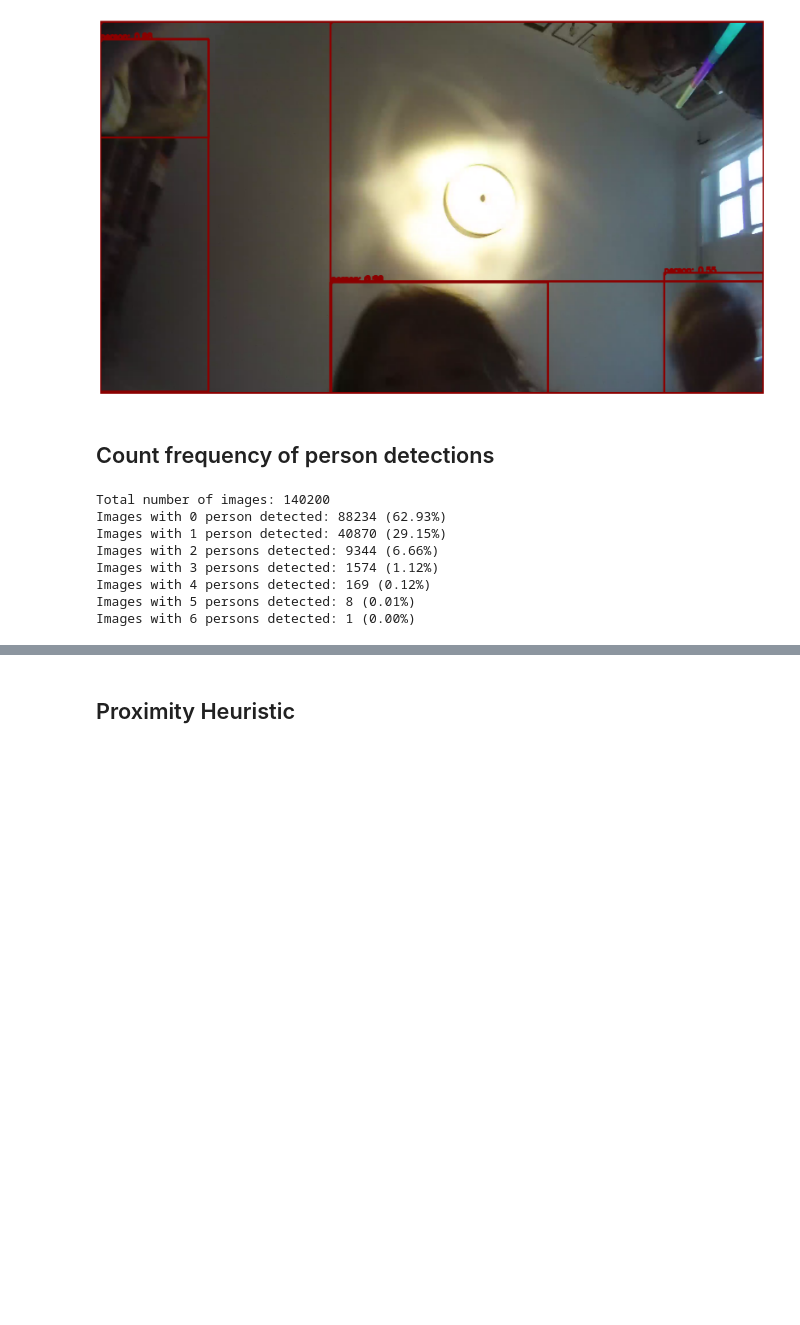
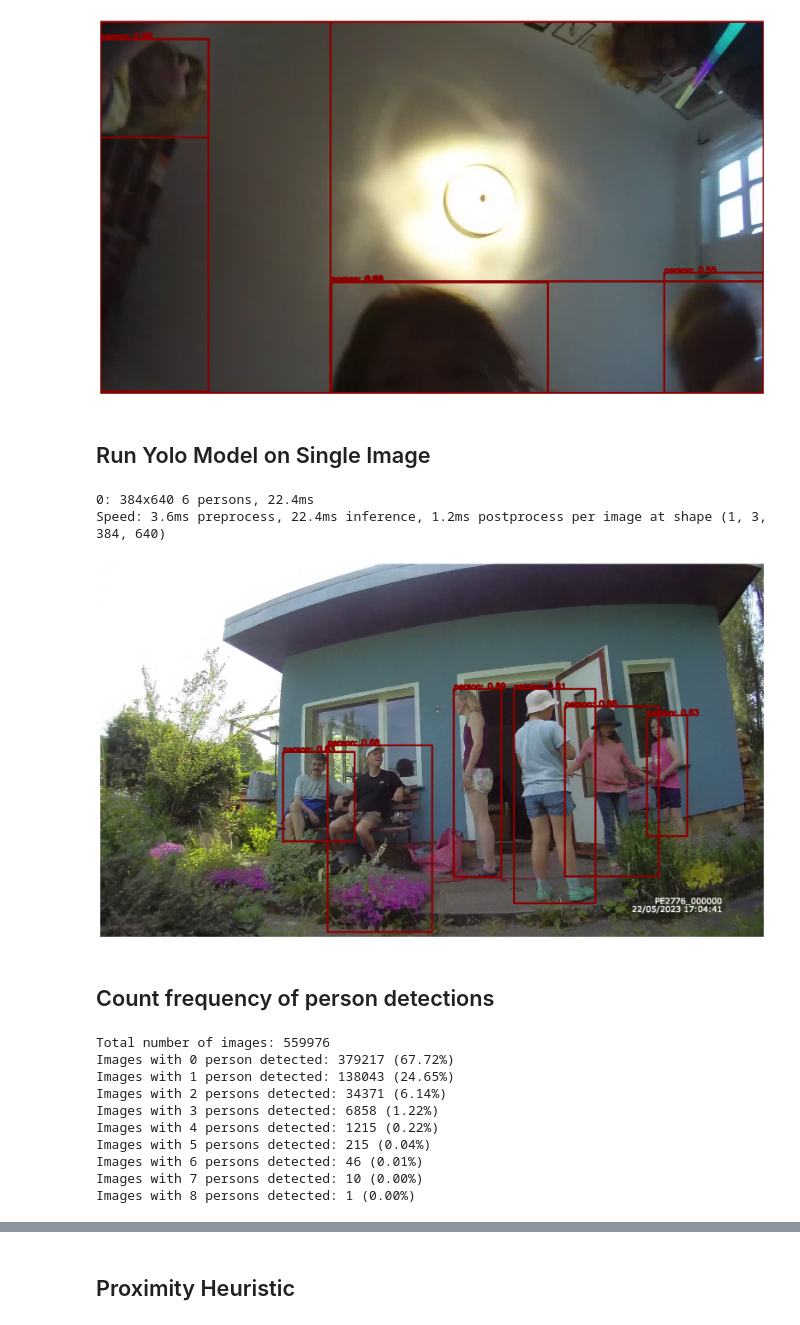
Before and after one commit to neleSuffo/naturalistic-social-analysis, a Jupyter notebook: notebooks/yolo_detections_analysis.ipynb, the cells around one changed output, grey strips where cells are left out. Drawn from its saved outputs; the diff is of its cells as text; code cells hidden in the pictures; blank space fills up the shorter version.

```diff
--- a/notebooks/yolo_detections_analysis.ipynb
+++ b/notebooks/yolo_detections_analysis.ipynb
@@ -88,3 +88,5 @@ person: 0.32
 person: 0.29
 person: 0.28
 [figure]
+# %% [markdown]
+## Run Yolo Model on Single Image
@@ -91,8 +156,14 @@ person: 0.28
+# %%
+display_yolo_detections_on_single_image('quantex_at_home_id264041_2023_05_22_05_053310', iou_threshold=0.35)
+# %% [output]
+0: 384x640 6 persons, 22.4ms
+Speed: 3.6ms preprocess, 22.4ms inference, 1.2ms postprocess per image at shape (1, 3, 384, 640)
+[figure, added]
 # %% [markdown]
 ## Count frequency of person detections
 # %%
 # load json
-json_path = '../outputs/yolo_detections_train_videos_035.json'
+json_path = '../outputs/yolo_detections_all_videos.json'
 with open(json_path, 'r') as f:
     yolo_detections_train = json.load(f)
 
@@ -125,11 +196,13 @@ for num_detections, data in sorted(detection_counts.items()):
     else:
         print(f"Images with {num_detections} persons detected: {count} ({percentage:.2f}%)")
 # %% [output]
-Total number of images: 140200
-Images with 0 person detected: 88234 (62.93%)
-Images with 1 person detected: 40870 (29.15%)
-Images with 2 persons detected: 9344 (6.66%)
-Images with 3 persons detected: 1574 (1.12%)
-Images with 4 persons detected: 169 (0.12%)
-Images with 5 persons detected: 8 (0.01%)
-Images with 6 persons detected: 1 (0.00%)
+Total number of images: 559976
+Images with 0 person detected: 379217 (67.72%)
+Images with 1 person detected: 138043 (24.65%)
+Images with 2 persons detected: 34371 (6.14%)
+Images with 3 persons detected: 6858 (1.22%)
+Images with 4 persons detected: 1215 (0.22%)
+Images with 5 persons detected: 215 (0.04%)
+Images with 6 persons detected: 46 (0.01%)
+Images with 7 persons detected: 10 (0.00%)
+Images with 8 persons detected: 1 (0.00%)
```
Also changed, not shown: parts of 14 cells of this notebook, 3 other files.
